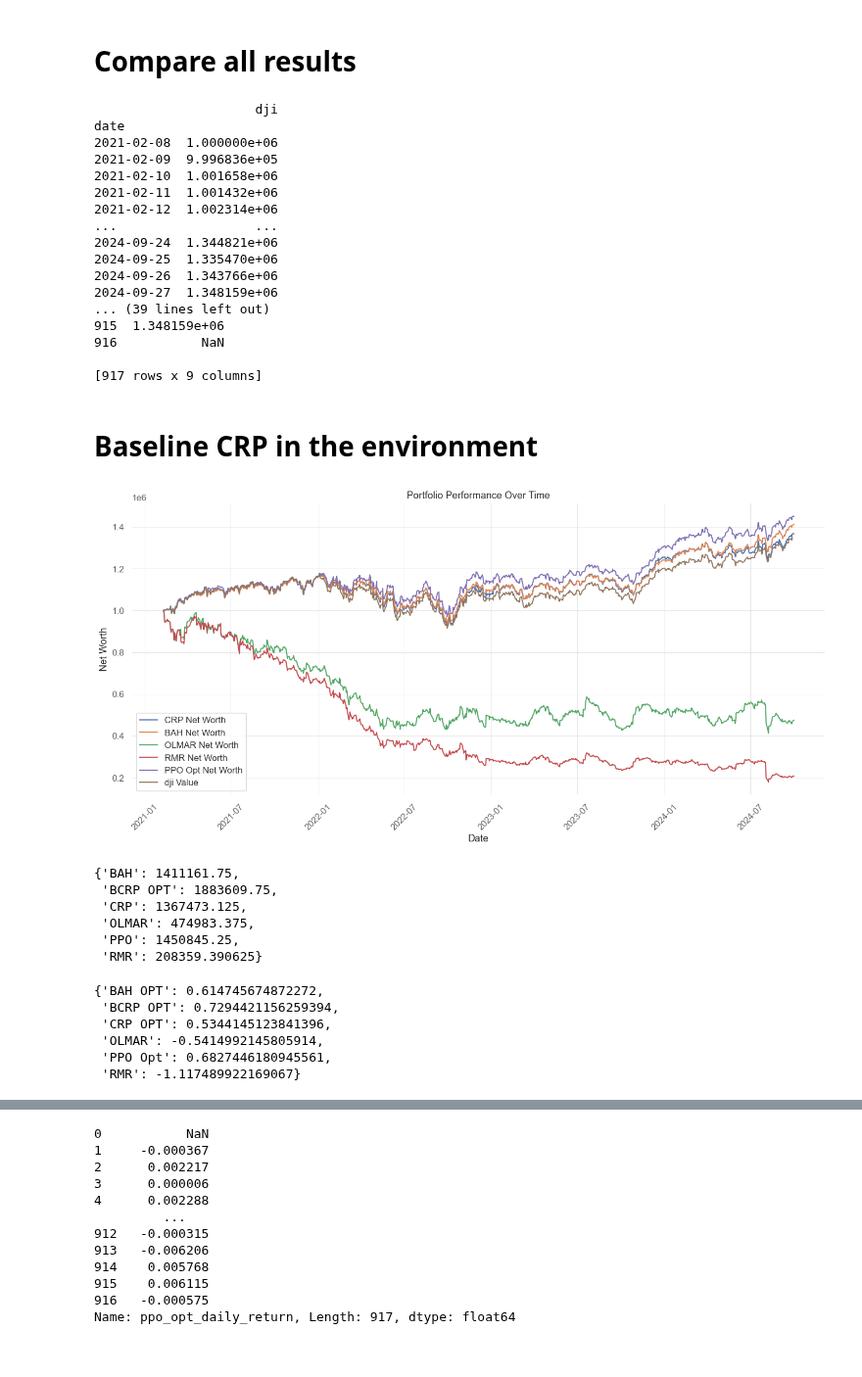
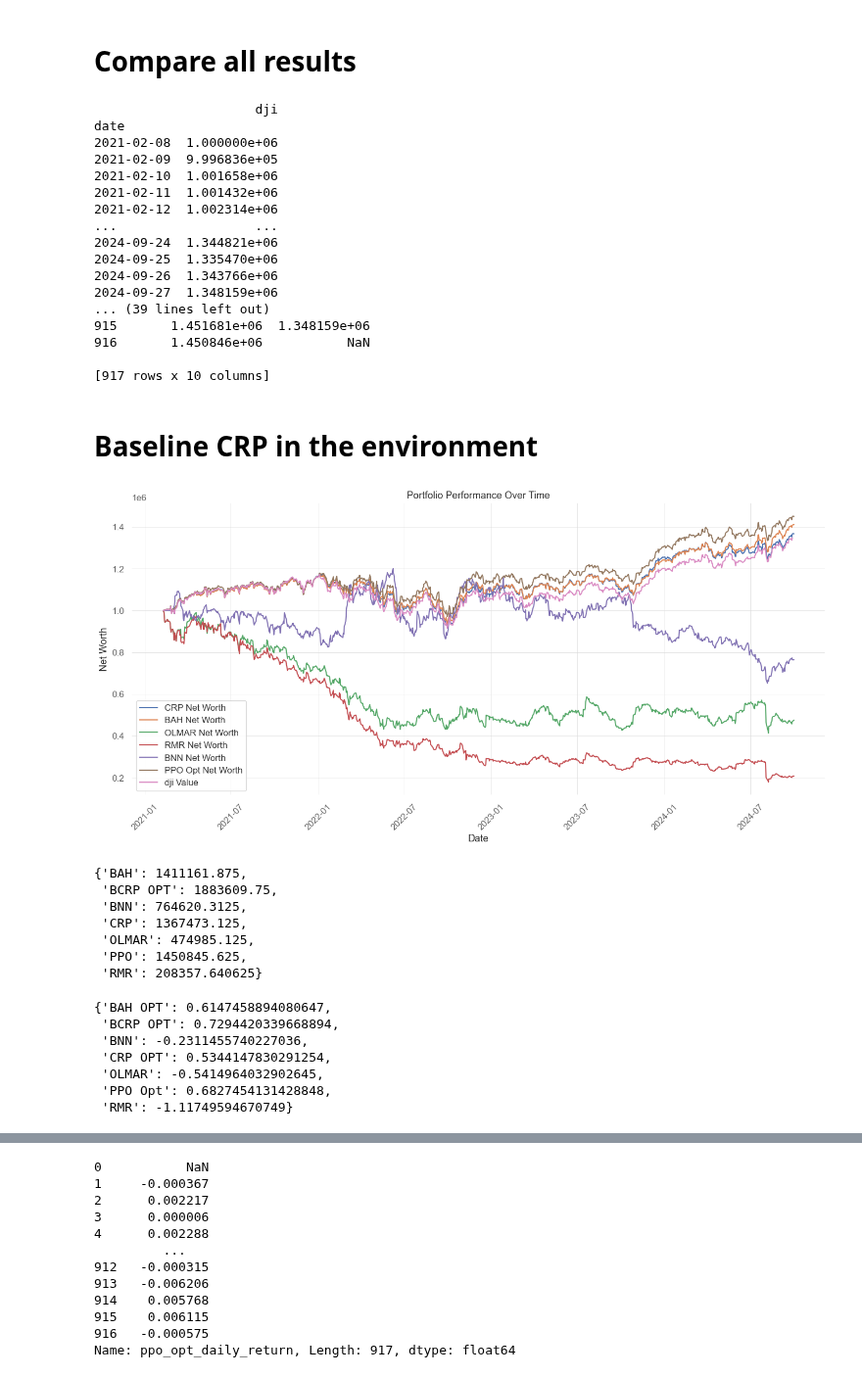
Before and after one commit to flpymonkey/Thesis, a Jupyter notebook: RL_Backtesting_OOS.ipynb, the cells around one changed output, grey strips where cells are left out. Shown at 98% size. Saved outputs shown, nothing was run; the diff lists cells and outputs as text; code cells hidden in the pictures.

```diff
--- a/RL_Backtesting_OOS.ipynb
+++ b/RL_Backtesting_OOS.ipynb
@@ -492,2 +492,35 @@ hit end!
 
 [917 rows x 2 columns]
+# %%
+# BNN
+
+BNN_results = {
+    "20212024": {},
+}
+
+# RMR_model_kwargs = {
+#     "eps": 60,
+#     "window": 100
+# }
+
+environment_ppo.reset()
+agent_bnn = DRLStableAgent(env = environment_ppo)
+model_bnn = agent_bnn.get_model("bnn", model_kwargs=None)
+
+values, dates = DRLStableAgent.DRL_prediction(model_bnn, environment_ppo)
+BNN_results["20212024"]["value"] = environment_ppo._terminal_asset_memory["final"]
+BNN_results["20212024"]["date"] = environment_ppo._terminal_date_memory
+
+df_bnn_opt = pd.DataFrame(BNN_results["20212024"]["value"], columns=['bnn_opt_net_worth'])
+df_bnn_date = pd.DataFrame(BNN_results["20212024"]["date"], columns=['Date'])
+if len(df_bnn_opt) == len(df_bnn_date):
+    df_bnn_opt['Date'] = df_bnn_date['Date']
+else:
+    raise ValueError("DataFrames do not have the same number of rows.")
+
+print(df_bnn_opt)
+
+
+# assert the dates line up
+assert df_opt.loc[0,'Date'] == df_bnn_opt.loc[0, 'Date']
+assert df_opt.loc[len(df_date)-1,'Date'] == df_bnn_opt.loc[len(df_bnn_opt)-1,'Date']
@@ -676,6 +727,10 @@ merged_df = pd.merge(merged_df, df_olmar_opt, on='Date')
 df_rmr_opt['Date'] = pd.to_datetime(df_rmr_opt['Date'])
 merged_df = pd.merge(merged_df, df_rmr_opt, on='Date')
 
+# Merge the baseline BNN algorithm
+df_bnn_opt['Date'] = pd.to_datetime(df_bnn_opt['Date'])
+merged_df = pd.merge(merged_df, df_bnn_opt, on='Date')
+
 # Merge the opt algorithm
 df_opt['Date'] = pd.to_datetime(df_opt['Date'])
 merged_df = pd.merge(merged_df, df_opt, on='Date')
@@ -708,44 +763,46 @@ date
 2024-09-26  1.343766e+06
 2024-09-27  1.348159e+06
 ... (39 lines left out)
-915  1.348159e+06
-916           NaN
+915       1.451681e+06  1.348159e+06
+916       1.450846e+06           NaN
 
-[917 rows x 9 columns]
+[917 rows x 10 columns]
 # %% [markdown]
 # Baseline CRP in the environment
 # %%
 # Use the correct backend for Jupyter
 %matplotlib inline
 import matplotlib.pyplot as plt
 
 # TODO make sure all dates line up, fix CRP and OLMAR
 
 # Plot the DataFrame
 plt.figure(figsize=(14, 7))
 # plt.plot(merged_df['Date'], merged_df['bcrp_opt_net_worth'], label='BCRP Net Worth')
 # plt.plot(merged_df['Date'], merged_df['CRP_net_worth'], label='CRP Net Worth')# CRP and Opt net worth are basically on the same line
 plt.plot(merged_df['Date'], merged_df['crp_opt_net_worth'], label='CRP Net Worth')
 plt.plot(merged_df['Date'], merged_df['bah_opt_net_worth'], label='BAH Net Worth')
 plt.plot(merged_df['Date'], merged_df['olmar_opt_net_worth'], label='OLMAR Net Worth')
 plt.plot(merged_df['Date'], merged_df['rmr_opt_net_worth'], label='RMR Net Worth')
+plt.plot(merged_df['Date'], merged_df['bnn_opt_net_worth'], label='BNN Net Worth')
+
 
 # plt.plot(merged_df['Date'], merged_df['opt_net_worth'], label='Opt Net Worth')
 plt.plot(merged_df['Date'], merged_df['ppo_opt_net_worth'], label='PPO Opt Net Worth')
 # plt.plot(merged_df['Date'], merged_df['ppo_value'], label='PPO Value')
 # plt.plot(merged_df['Date'], merged_df['td3_value'], label='TD3 Value')
 # plt.plot(merged_df['Date'], merged_df['a2c_value'], label='A2C Value')
 plt.plot(merged_df['Date'], merged_df['dji'], label='dji Value')
 plt.xlabel('Date')
 plt.ylabel('Net Worth')
 plt.title('Portfolio Performance Over Time')
 plt.legend()
 plt.xticks(rotation=45)
 plt.grid(True)
 plt.tight_layout()
 plt.show()
 # %% [output]
-[figure, old version]
+[figure, new version]
 # %%
 import pprint
 
@@ -755,17 +812,19 @@ final_returns = {
     'BAH': merged_df['bah_opt_net_worth'].iloc[-1],
     'OLMAR': merged_df['olmar_opt_net_worth'].iloc[-1],
     'RMR': merged_df['rmr_opt_net_worth'].iloc[-1],
+    'BNN': merged_df['bnn_opt_net_worth'].iloc[-1],
    'PPO': merged_df['ppo_opt_net_worth'].iloc[-1]
 }
 
 pprint.pprint(final_returns)
 # %% [output]
-{'BAH': 1411161.75,
+{'BAH': 1411161.875,
  'BCRP OPT': 1883609.75,
+ 'BNN': 764620.3125,
  'CRP': 1367473.125,
- 'OLMAR': 474983.375,
- 'PPO': 1450845.25,
- 'RMR': 208359.390625}
+ 'OLMAR': 474985.125,
+ 'PPO': 1450845.625,
+ 'RMR': 208357.640625}
 # %%
 import numpy as np
 import pprint
@@ -779,6 +838,7 @@ merged_df['CRP_opt_daily_return'] = merged_df['crp_opt_net_worth'].pct_change()
 merged_df['BAH_opt_daily_return'] = merged_df['bah_opt_net_worth'].pct_change()
 merged_df['OLMAR_opt_daily_return'] = merged_df['olmar_opt_net_worth'].pct_change()
 merged_df['RMR_opt_daily_return'] = merged_df['rmr_opt_net_worth'].pct_change()
+merged_df['BNN_opt_daily_return'] = merged_df['bnn_opt_net_worth'].pct_change()
 
 
 # merged_df['OLMAR_daily_return'] = merged_df['OLMAR_net_worth'].pct_change()
@@ -808,6 +868,7 @@ sharpe_ratios = {
     'BAH OPT': calculate_sharpe_ratio(merged_df['BAH_opt_daily_return'], risk_free_rate),
     'OLMAR': calculate_sharpe_ratio(merged_df['OLMAR_opt_daily_return'], risk_free_rate),
     'RMR': calculate_sharpe_ratio(merged_df['RMR_opt_daily_return'], risk_free_rate),
+    'BNN': calculate_sharpe_ratio(merged_df['BNN_opt_daily_return'], risk_free_rate),
     # 'OLMAR old': calculate_sharpe_ratio(merged_df['OLMAR_daily_return'], risk_free_rate),
     # 'Opt': calculate_sharpe_ratio(merged_df['opt_daily_return'], risk_free_rate),
     'PPO Opt': calculate_sharpe_ratio(merged_df['ppo_opt_daily_return'], risk_free_rate),
@@ -816,12 +877,13 @@ sharpe_ratios = {
 
 pprint.pprint(sharpe_ratios)
 # %% [output]
-{'BAH OPT': 0.614745674872272,
- 'BCRP OPT': 0.7294421156259394,
- 'CRP OPT': 0.5344145123841396,
- 'OLMAR': -0.5414992145805914,
- 'PPO Opt': 0.6827446180945561,
- 'RMR': -1.117489922169067}
+{'BAH OPT': 0.6147458894080647,
+ 'BCRP OPT': 0.7294420339668894,
+ 'BNN': -0.2311455740227036,
+ 'CRP OPT': 0.5344147830291254,
+ 'OLMAR': -0.5414964032902645,
+ 'PPO Opt': 0.6827454131428848,
+ 'RMR': -1.11749594670749}
 # %%
 import pandas as pd
 import numpy as np
```
Also changed, not shown: parts of 12 cells of this notebook, 17 other files.
